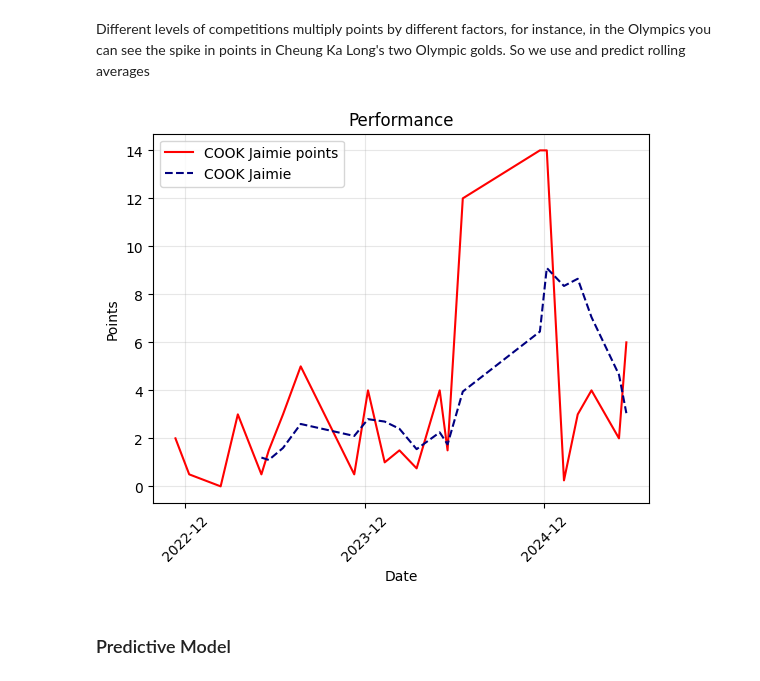
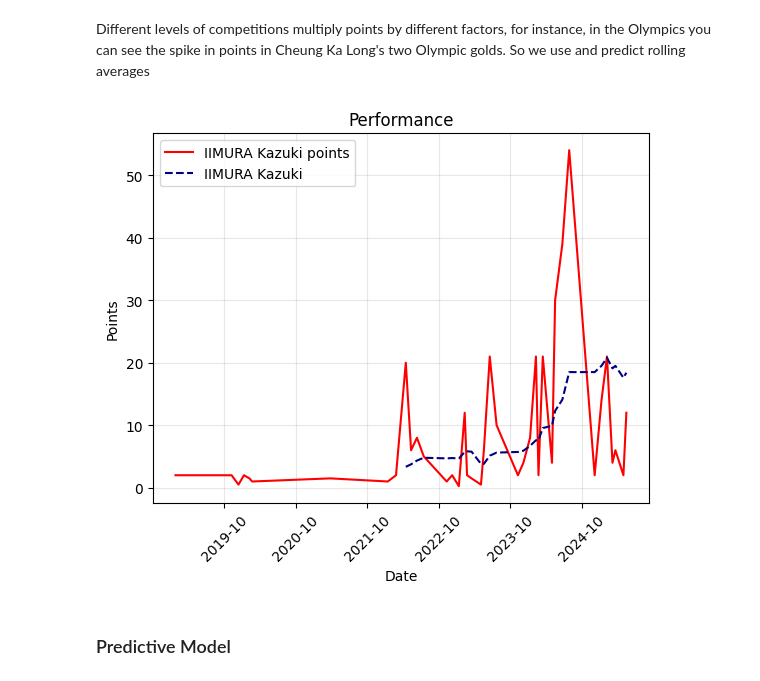
Before and after one commit to JoeL-8883/Fencing-Score-Predictor, a Jupyter notebook: predict_RNN.ipynb, the cells around one changed output. Cells and saved outputs as stored; diff of their text form; code cells hidden in the pictures.

```diff
--- a/predict_RNN.ipynb
+++ b/predict_RNN.ipynb
@@ -49,26 +47,26 @@ Different levels of competitions multiply points by different factors, for insta
 # %%
 import matplotlib.pyplot as plt
 import matplotlib.dates as mdates
-fencer_name = 'COOK Jaimie'
+fencer_name = 'IIMURA Kazuki'
 df_fencer = df[df['fencer_name'] == fencer_name]
 plt.title('Performance')
 plt.xlabel('Date')
 plt.ylabel('Points')
 
 # Compute rolling averages
-window = 5
+window = 10
 rolling_avg = df_fencer['points_earned'].rolling(window=window).mean()
 plt.plot(df_fencer['date'], df_fencer['points_earned'], label=fencer_name + ' points', color='red')
 plt.plot(df_fencer['date'], rolling_avg, label=fencer_name, color='navy', linestyle='--')
 
 
 plt.grid(True, alpha=0.3)
 plt.legend()
 
 plt.gca().xaxis.set_major_locator(mdates.MonthLocator(interval=12))
 plt.gca().xaxis.set_major_formatter(mdates.DateFormatter('%Y-%m'))
 plt.xticks(rotation=45)
 plt.show()
 # %% [output]
-[figure, old version]
+[figure, new version]
 # %%
```
Also changed, not shown: parts of 14 cells of this notebook.
